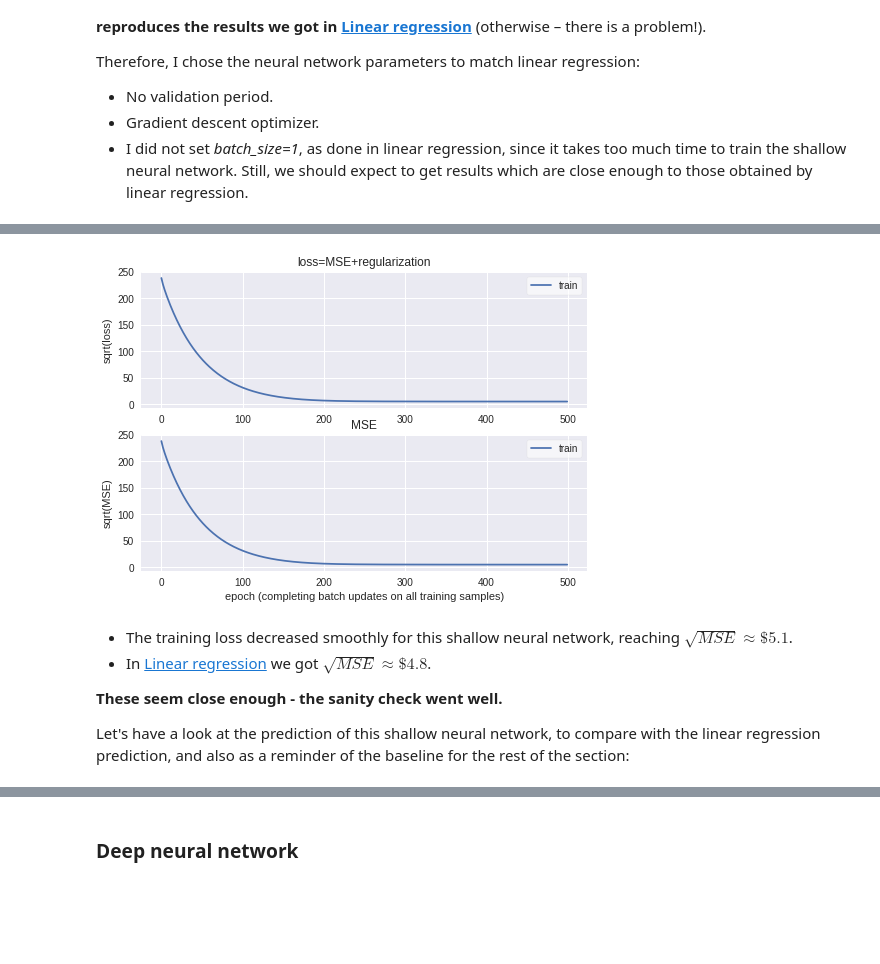
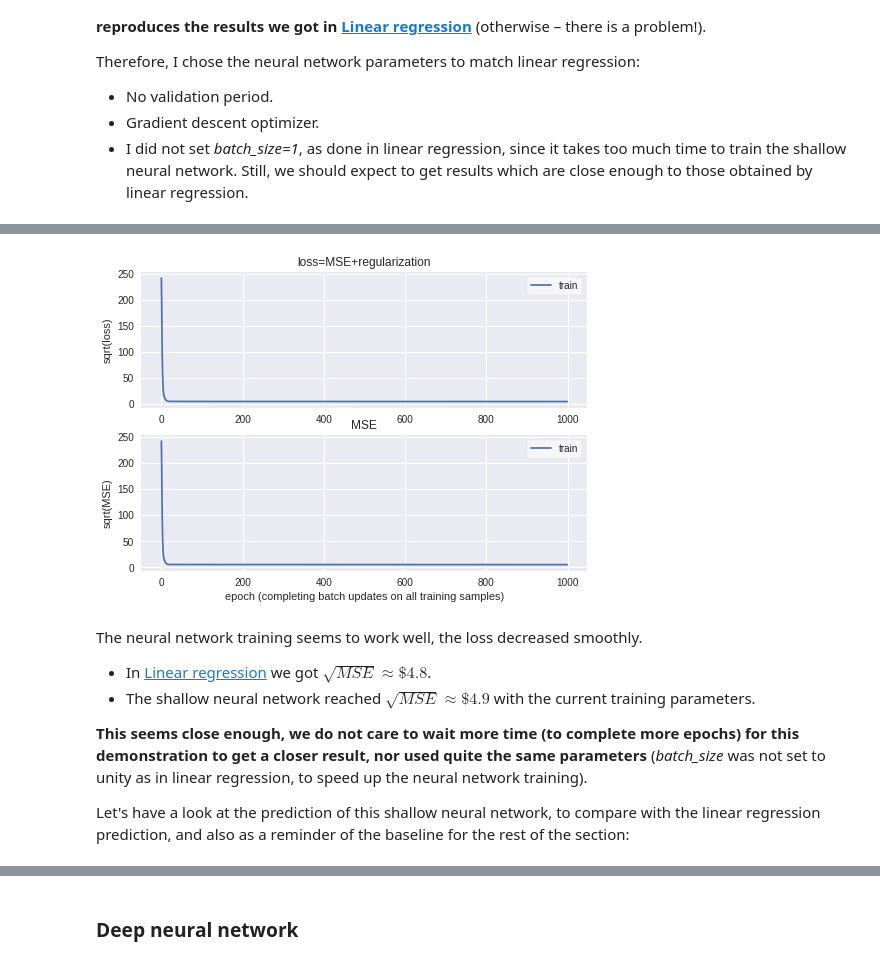
Before and after one commit to Ozziko/AlgoTradingAI, a Jupyter notebook: Oz_Livneh_Algo_Trading_AI.ipynb, the cells around one changed output, grey strips where cells are left out. Saved outputs shown, nothing was run; the diff lists cells and outputs as text; code cells hidden in the pictures; blank space fills up the shorter version.

```diff
--- a/Oz_Livneh_Algo_Trading_AI.ipynb
+++ b/Oz_Livneh_Algo_Trading_AI.ipynb
@@ -976,8 +988,8 @@ Therefore, I chose the neural network parameters to match linear regression:
 # %%
 # learning parameters
 batch_size=round(0.1*len(train_test_split_obj.y_train_series)) # number of samples per gradient update
-learning_rate=1e-3
-max_epochs=500
+learning_rate=2e-2
+max_epochs=1000
 
 # callback parameters - stops training when a monitored quantity (val_loss) has stopped improving
 validation_split=0 # fraction of the training data to be used as validation data at the end of each epoch, selected from the end of the data
@@ -1000,9 +1012,8 @@ callback=keras.callbacks.EarlyStopping(monitor='loss',
 
 # ------------------ end of inputs ------------------
 
-regression_obj=OzML.regression_deep(train_test_split_obj)
-regression_obj.train_NN(model,optimizer,callback,max_epochs=max_epochs,
-    batch_size=batch_size,learning_rate=learning_rate,validation_split=validation_split,
-    training_patience=training_patience,min_dloss_to_stop=min_dloss_to_stop,verbose=0)
-regression_obj.plot_training()
+shallow_NN_regression_obj=OzML.regression_deep(train_test_split_obj)
+shallow_NN_regression_obj.train_TF_NN(validation_split,model,optimizer,callback=None,
+    max_epochs=max_epochs,batch_size=batch_size,verbose=0)
+shallow_NN_regression_obj.plot_training()
 # %% [output]
@@ -1012,9 +1023,11 @@ regression_obj.plot_training()
-[figure, old version]
+[figure, new version]
 # %% [markdown]
-* The training loss decreased smoothly for this shallow neural network, reaching $\sqrt{MSE}\approx\$5.1$.
+The neural network training seems to work well, the loss decreased smoothly.
+
 * In [Linear regression](#scrollTo=VGfTenevwLtL) we got $\sqrt{MSE}\approx\$4.8$.
+* The shallow neural network reached $\sqrt{MSE}\approx\$4.9$ with the current training parameters.
 
-**These seem close enough - the sanity check went well.**
+**This seems close enough, we do not care to wait more time (to complete more epochs) for this demonstration to get a closer result, nor used quite the same parameters** (*batch_size* was not set to unity as in linear regression, to speed up the neural network training).
 
 Let's have a look at the prediction of this shallow neural network, to compare with the linear regression prediction, and also as a reminder of the baseline for the rest of the section:
 # %%
```
Also changed, not shown: parts of 58 cells of this notebook.
